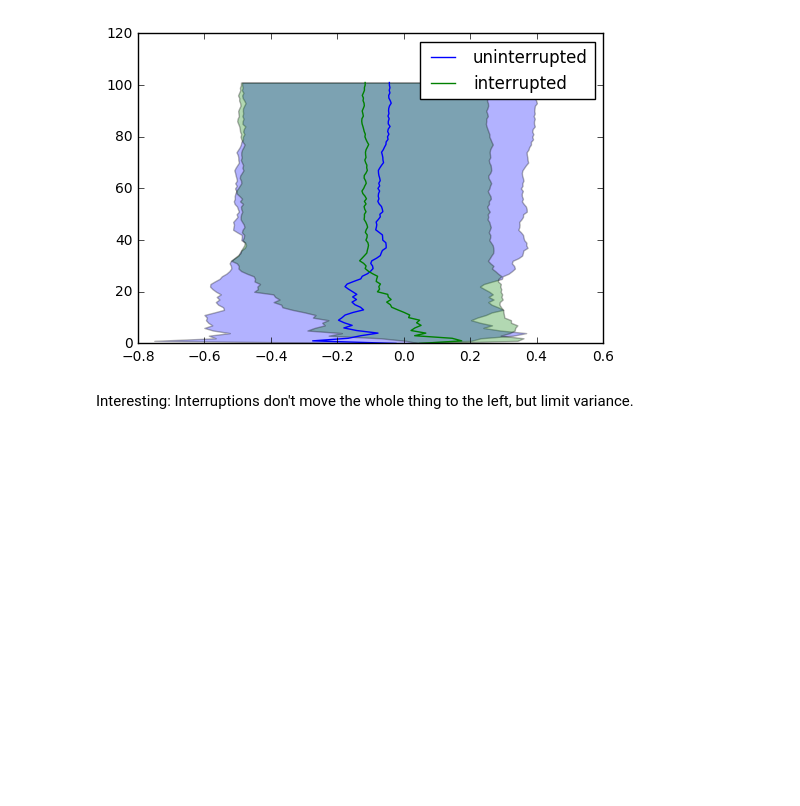
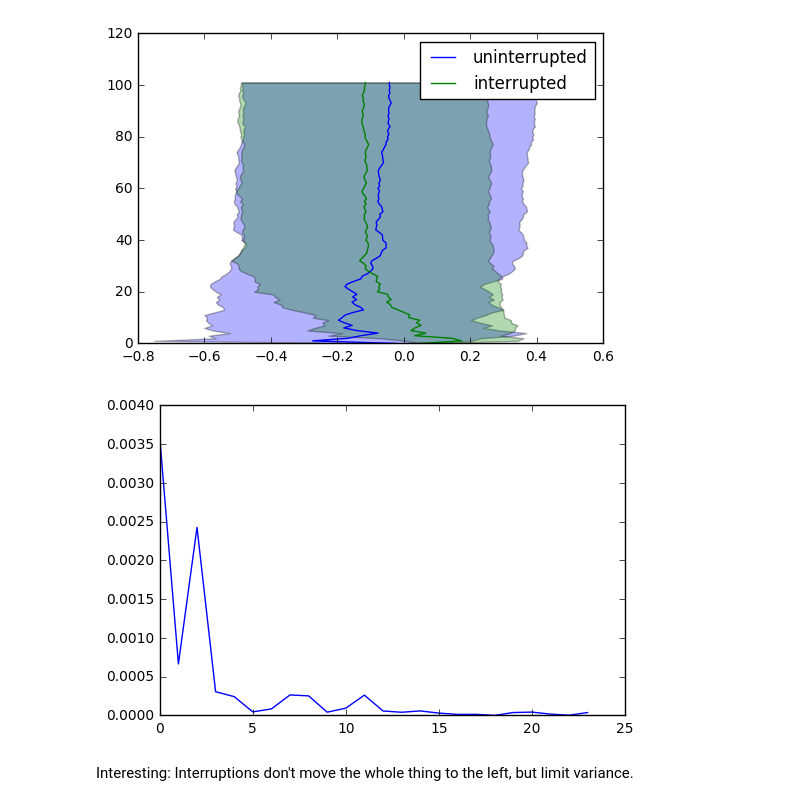
Before and after one commit to rmoehn/cartpole, a Jupyter notebook: notebooks/StatsExperiments.ipynb, the cells around one changed output. Saved outputs shown, nothing was run; the diff lists cells and outputs as text; code cells hidden in the pictures; blank space fills up the shorter version.

```diff
--- a/notebooks/StatsExperiments.ipynb
+++ b/notebooks/StatsExperiments.ipynb
@@ -152,6 +152,11 @@ plt.legend()
 plt.show()
 # %% [output]
 [figure]
+# %%
+se.plot_kld_devel(before_cross_unint)
+plt.show()
+# %% [output]
+[figure, added]
 # %% [markdown]
 Interesting: Interruptions don't move the whole thing to the left, but limit variance.
 # %%
```
Also changed, not shown: 1 other file.
